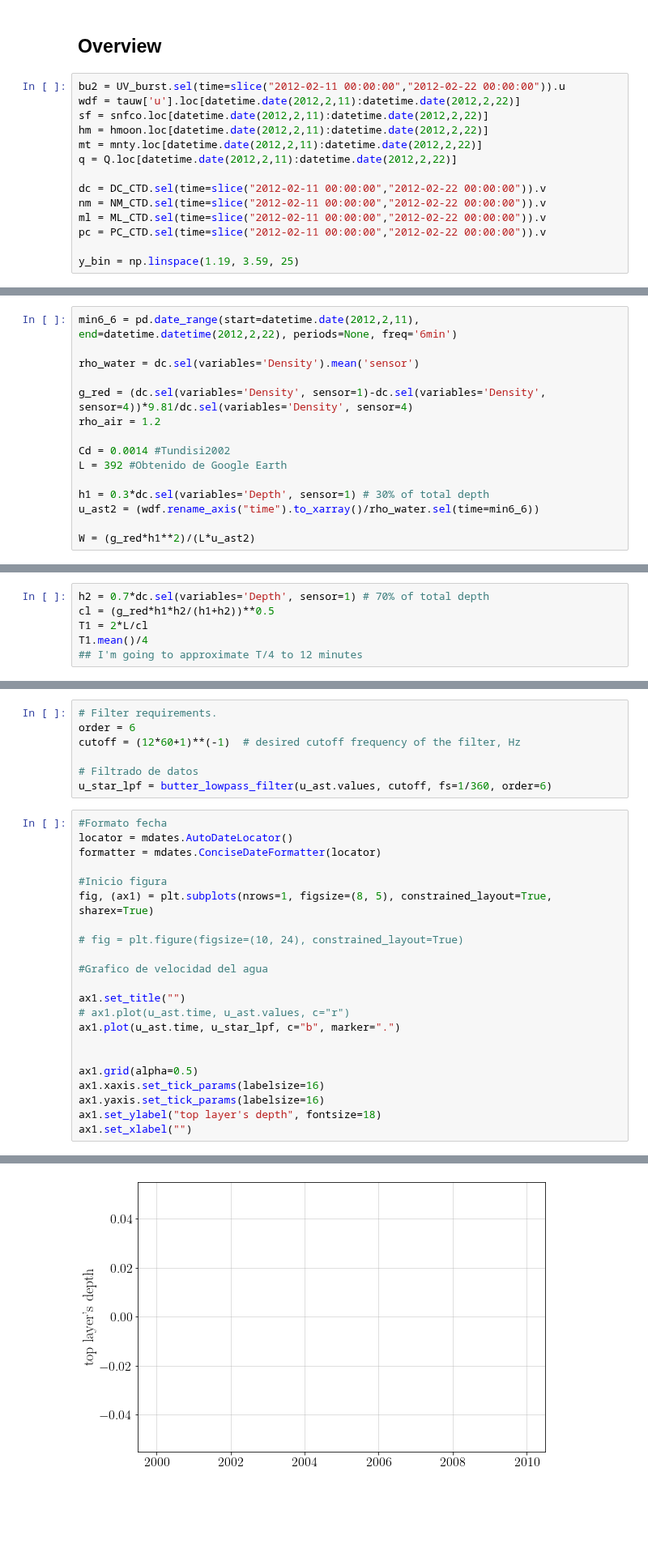
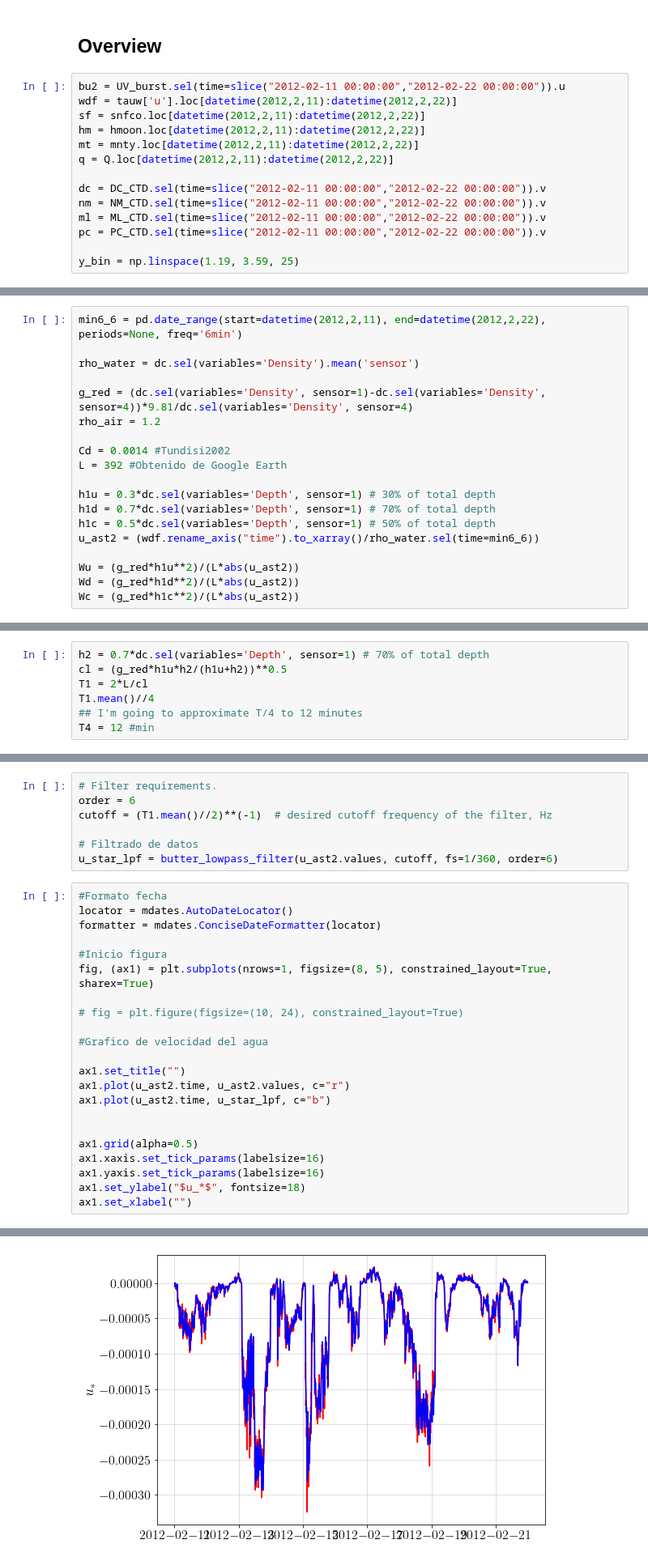
Before and after one commit to Dhannai/Thesis, a Jupyter notebook: febmar/lake_mixing-stratification_indices.ipynb, the cells around one changed output, grey strips where cells are left out. Shown at 81% size. Drawn from its saved outputs; the diff is of its cells as text; blank space fills up the shorter version.

```diff
--- a/febmar/lake_mixing-stratification_indices.ipynb
+++ b/febmar/lake_mixing-stratification_indices.ipynb
@@ -242,11 +242,11 @@ tauw = rho_air*cd*U*abs(U)
 ## Overview
 # %%
 bu2 = UV_burst.sel(time=slice("2012-02-11 00:00:00","2012-02-22 00:00:00")).u
-wdf = tauw['u'].loc[datetime.date(2012,2,11):datetime.date(2012,2,22)]
-sf = snfco.loc[datetime.date(2012,2,11):datetime.date(2012,2,22)]
-hm = hmoon.loc[datetime.date(2012,2,11):datetime.date(2012,2,22)]
-mt = mnty.loc[datetime.date(2012,2,11):datetime.date(2012,2,22)]
-q = Q.loc[datetime.date(2012,2,11):datetime.date(2012,2,22)]
+wdf = tauw['u'].loc[datetime(2012,2,11):datetime(2012,2,22)]
+sf = snfco.loc[datetime(2012,2,11):datetime(2012,2,22)]
+hm = hmoon.loc[datetime(2012,2,11):datetime(2012,2,22)]
+mt = mnty.loc[datetime(2012,2,11):datetime(2012,2,22)]
+q = Q.loc[datetime(2012,2,11):datetime(2012,2,22)]
 
 dc = DC_CTD.sel(time=slice("2012-02-11 00:00:00","2012-02-22 00:00:00")).v
 nm = NM_CTD.sel(time=slice("2012-02-11 00:00:00","2012-02-22 00:00:00")).v
@@ -563,6 +563,6 @@ U_{10} = U_2*\left(1-\frac{C_D^{0.5}}{\kappa}*ln\left(\frac{10}{z}\right)\right)
 \end{equation}
 # %%
-min6_6 = pd.date_range(start=datetime.date(2012,2,11), end=datetime.datetime(2012,2,22), periods=None, freq='6min')
+min6_6 = pd.date_range(start=datetime(2012,2,11), end=datetime(2012,2,22), periods=None, freq='6min')
 
 rho_water = dc.sel(variables='Density').mean('sensor')
 
@@ -572,7 +572,11 @@ rho_air = 1.2
 Cd = 0.0014 #Tundisi2002
 L = 392 #Obtenido de Google Earth
 
-h1 = 0.3*dc.sel(variables='Depth', sensor=1) # 30% of total depth
+h1u = 0.3*dc.sel(variables='Depth', sensor=1) # 30% of total depth
+h1d = 0.7*dc.sel(variables='Depth', sensor=1) # 70% of total depth
+h1c = 0.5*dc.sel(variables='Depth', sensor=1) # 50% of total depth
 u_ast2 = (wdf.rename_axis("time").to_xarray()/rho_water.sel(time=min6_6))
 
-W = (g_red*h1**2)/(L*u_ast2)
+Wu = (g_red*h1u**2)/(L*abs(u_ast2))
+Wd = (g_red*h1d**2)/(L*abs(u_ast2))
+Wc = (g_red*h1c**2)/(L*abs(u_ast2))
@@ -774,7 +734,8 @@ where $T_w$, is the wind duration. A practical consideration related to this gro
 ** As h1 and h2 are changing, to find T1 I averaged all T1 calculated for each time-step. **
 # %%
 h2 = 0.7*dc.sel(variables='Depth', sensor=1) # 70% of total depth
-cl = (g_red*h1*h2/(h1+h2))**0.5
+cl = (g_red*h1u*h2/(h1u+h2))**0.5
 T1 = 2*L/cl
-T1.mean()/4
+T1.mean()//4
 ## I'm going to approximate T/4 to 12 minutes
+T4 = 12 #min
@@ -811,32 +751,32 @@ Coordinates:
 # %%
 # Filter requirements.
 order = 6
-cutoff = (12*60+1)**(-1)  # desired cutoff frequency of the filter, Hz
+cutoff = (T1.mean()//2)**(-1)  # desired cutoff frequency of the filter, Hz
 
 # Filtrado de datos
-u_star_lpf = butter_lowpass_filter(u_ast.values, cutoff, fs=1/360, order=6)
+u_star_lpf = butter_lowpass_filter(u_ast2.values, cutoff, fs=1/360, order=6)
 # %%
 #Formato fecha
 locator = mdates.AutoDateLocator()
 formatter = mdates.ConciseDateFormatter(locator)
 
 #Inicio figura
 fig, (ax1) = plt.subplots(nrows=1, figsize=(8, 5), constrained_layout=True, sharex=True)
 
 # fig = plt.figure(figsize=(10, 24), constrained_layout=True)
 
 #Grafico de velocidad del agua
 
 ax1.set_title("")
-# ax1.plot(u_ast.time, u_ast.values, c="r")
-ax1.plot(u_ast.time, u_star_lpf, c="b", marker=".")
+ax1.plot(u_ast2.time, u_ast2.values, c="r")
+ax1.plot(u_ast2.time, u_star_lpf, c="b")
 
 
 ax1.grid(alpha=0.5)
 ax1.xaxis.set_tick_params(labelsize=16)
 ax1.yaxis.set_tick_params(labelsize=16)
-ax1.set_ylabel("top layer's depth", fontsize=18)
+ax1.set_ylabel("$u_*$", fontsize=18)
 ax1.set_xlabel("")
 # %% [output]
 Text(0.5, 0, '')
-[figure, old version]
+[figure, new version]
```
Also changed, not shown: parts of 20 cells of this notebook, 6 other files.
